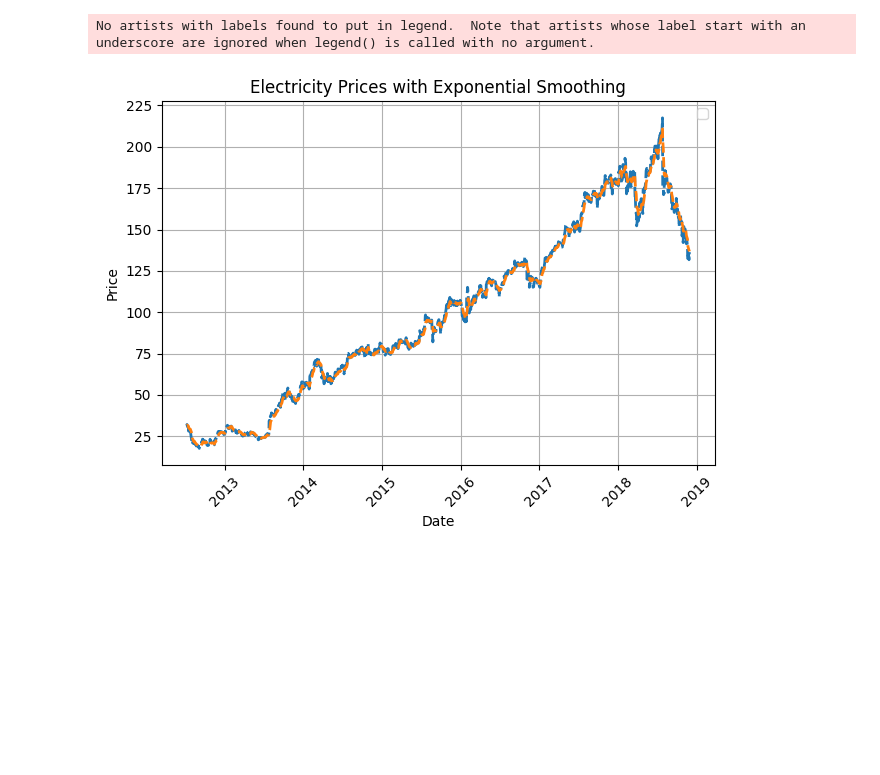
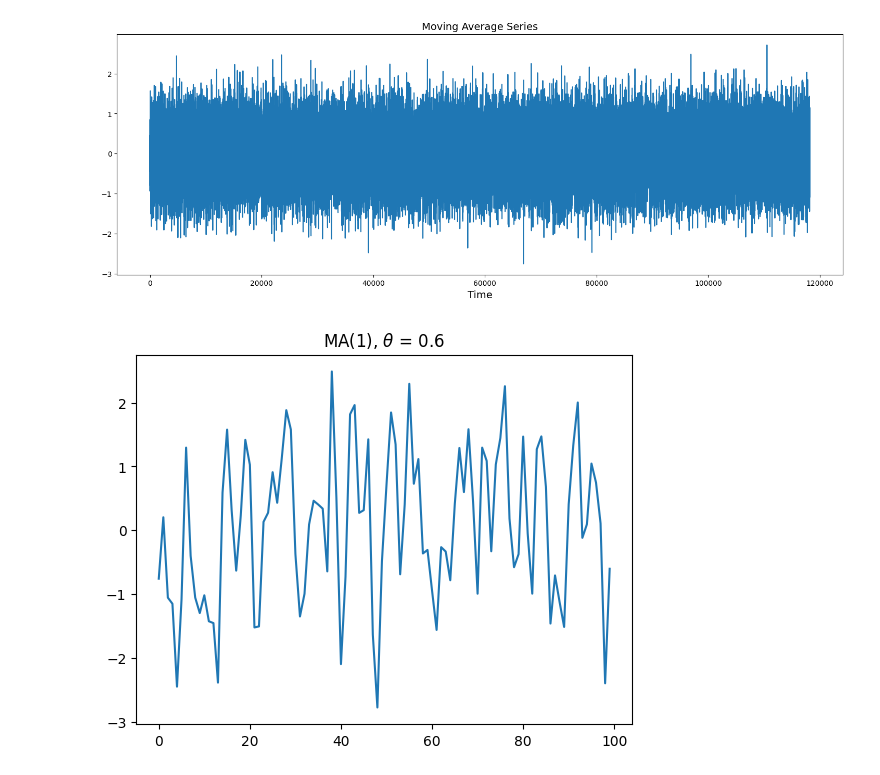
Before and after one commit to Yuvaraj878/Time_Series_EX8, a Jupyter notebook: Program.ipynb, the cells around one changed output. Drawn from its saved outputs; the diff is of its cells as text; code cells hidden in the pictures; blank space fills up the shorter version.

Commit message:
refactor: Update code to use pandas for reading and manipulating data

```diff
--- a/Program.ipynb
+++ b/Program.ipynb
@@ -123,13 +0,0 @@ data["EMA"] = data["Close"].ewm(alpha=alpha, min_periods=0, adjust=False).mean()
-# %%
-plt.plot(data[["Close", "EMA"]],markerfacecolor='red',linestyle='dashed',linewidth=2)
-plt.title("Electricity Prices with Exponential Smoothing")
-plt.xlabel("Date")
-plt.ylabel("Price")
-plt.grid("True")
-plt.legend()
-plt.xticks(rotation=45)
-plt.tight_layout()
-plt.show()
-# %% [output]
-No artists with labels found to put in legend.  Note that artists whose label start with an underscore are ignored when legend() is called with no argument.
-[figure, removed]
@@ -135,0 +6,26 @@ No artists with labels found to put in legend.  Note that artists whose label st
+# %%
+# Reading Dataset
+data = pd.read_csv("Turbine_Data.csv")
+# %%
+# Generating White Noise
+mean = 0
+std = 1
+n = len(data)
+white_noise = np.random.normal(mean, std, size=n)
+
+data['WhiteNoise'] = white_noise
+w_series = pd.Series(white_noise)
+# %%
+# Applying Moving Average
+window_size = 3
+windows = w_series.rolling(window_size)
+moving_averages = windows.mean()
+# %%
+# Plotting Moving Average Series
+plt.figure(figsize=(18, 6))
+plt.plot(moving_averages)
+plt.title("Moving Average Series", fontsize=14)
+plt.xlabel("Time", fontsize=14)
+plt.show()
+# %% [output]
+[figure, added]
@@ -135,0 +40,7 @@ No artists with labels found to put in legend.  Note that artists whose label st
+# %%
+# Plotting Simulated MA(1) Series
+plt.plot(simulated_series)
+plt.title("MA(1), $\\theta$ = 0.6")
+plt.show()
+# %% [output]
+[figure, added]
```
Also changed, not shown: parts of 10 cells of this notebook, 5 other files.
